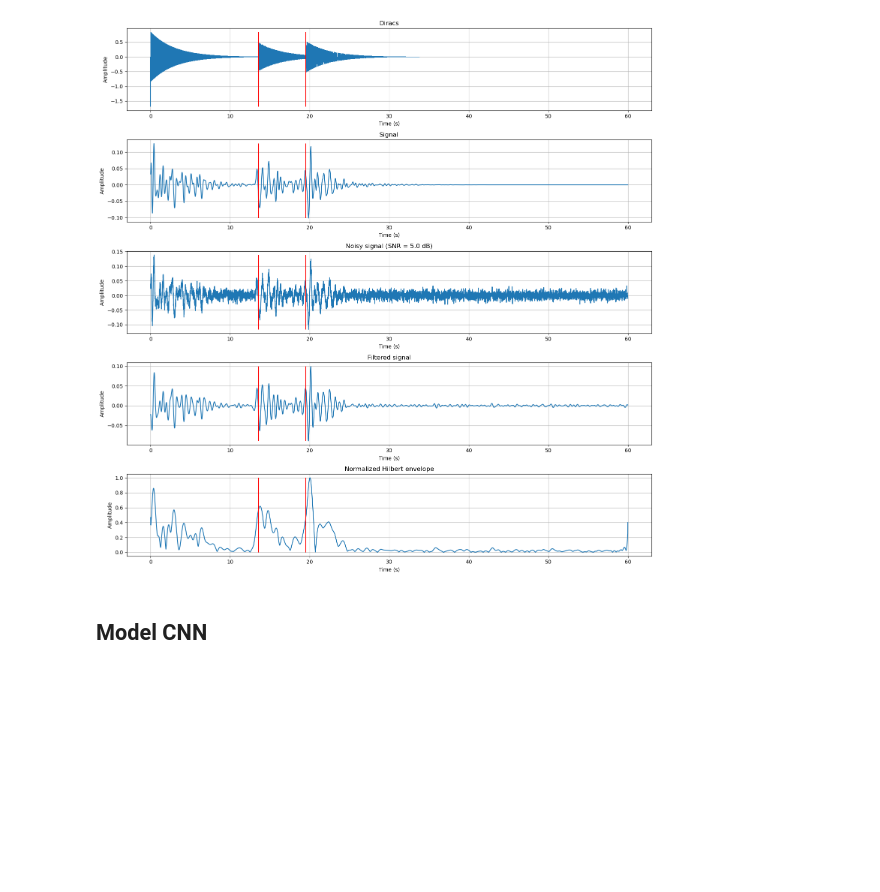
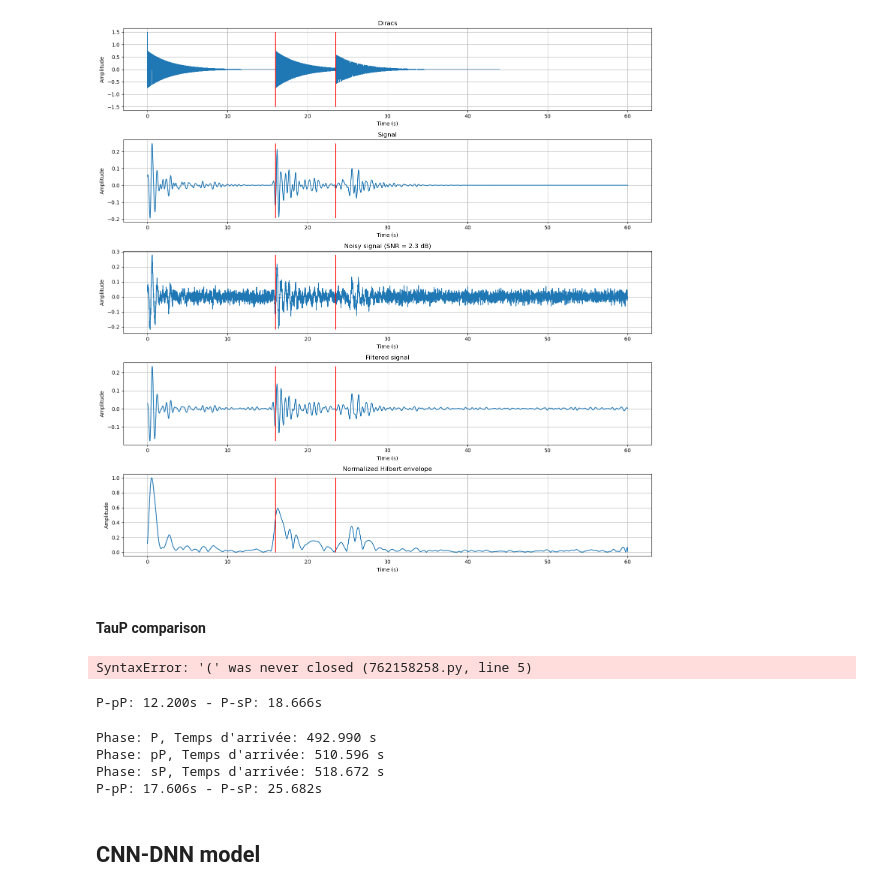
Before and after one commit to ShiiroHikari/CDA_Project, a Jupyter notebook: CDA_Project.ipynb, the cells around one changed output. Saved outputs shown, nothing was run; the diff lists cells and outputs as text; code cells hidden in the pictures; blank space fills up the shorter version.

Commit message:
Update CDA_Project.ipynb
Minor graphical modifications

```diff
--- a/CDA_Project.ipynb
+++ b/CDA_Project.ipynb
@@ -1,11 +1,60 @@
 # %%
 import data_generation as gen
 # %%
-signal, source, station = gen.signal.generate_one_signal(plot=True)
+signal, source, stations = gen.signal.generate_one_signal(plot=True)
 # %% [output]
-[figure, old version]
+[figure, new version]
+# %% [markdown]
+#### TauP comparison
+# %%
+# Source characteristics
+source_lat = source[0]
+source_lon = source[1]
+source_depth = source[2]
+print(f'Depth : {source_depth/1e3:.3f} km')
+
+# Station position
+station_lat = stations[0][0]
+station_lon = stations[0][1]
+# %% [output]
+SyntaxError: '(' was never closed (762158258.py, line 5)
+# %%
+# My solution
+P, pP, sP = gen.arrival_time.travel_times(source_lat, source_lon, source_depth, station_lat, station_lon)
+tpP = pP - P
+tsP = sP - P
+
+# Results
+print(f'P-pP: {tpP:.3f}s - P-sP: {tsP:.3f}s')
+# %% [output]
+P-pP: 12.200s - P-sP: 18.666s
+# %%
+# TauP solution
+from obspy.taup import TauPyModel
+from obspy.geodetics import locations2degrees
+
+# Kenett model AK135
+model = TauPyModel(model="ak135")
+
+distance_deg = locations2degrees(lat1=source_lat, long1=source_lon,
+                                  lat2=station_lat, long2=station_lon)
+
+arrivals = model.get_travel_times(source_depth_in_km=source_depth/1e3,
+                                  distance_in_degree=distance_deg,
+                                  phase_list=["P", "pP", "sP"])
+
+# Results
+tpP = arrivals[1].time - arrivals[0].time
+tsP = arrivals[2].time - arrivals[0].time
+
+print(f'P-pP: {tpP:.3f}s - P-sP: {tsP:.3f}s')
+# %% [output]
+Phase: P, Temps d'arrivée: 492.990 s
+Phase: pP, Temps d'arrivée: 510.596 s
+Phase: sP, Temps d'arrivée: 518.672 s
+P-pP: 17.606s - P-sP: 25.682s
 # %% [markdown]
-## Model CNN
+## CNN-DNN model
 # %%
 # Initiate model
 X_tensor, y_tensor, dataset, dataloader, model, criterion, optimizer = gen.crash_model.initiate_model()
```
Also changed, not shown: parts of 4 cells of this notebook.
